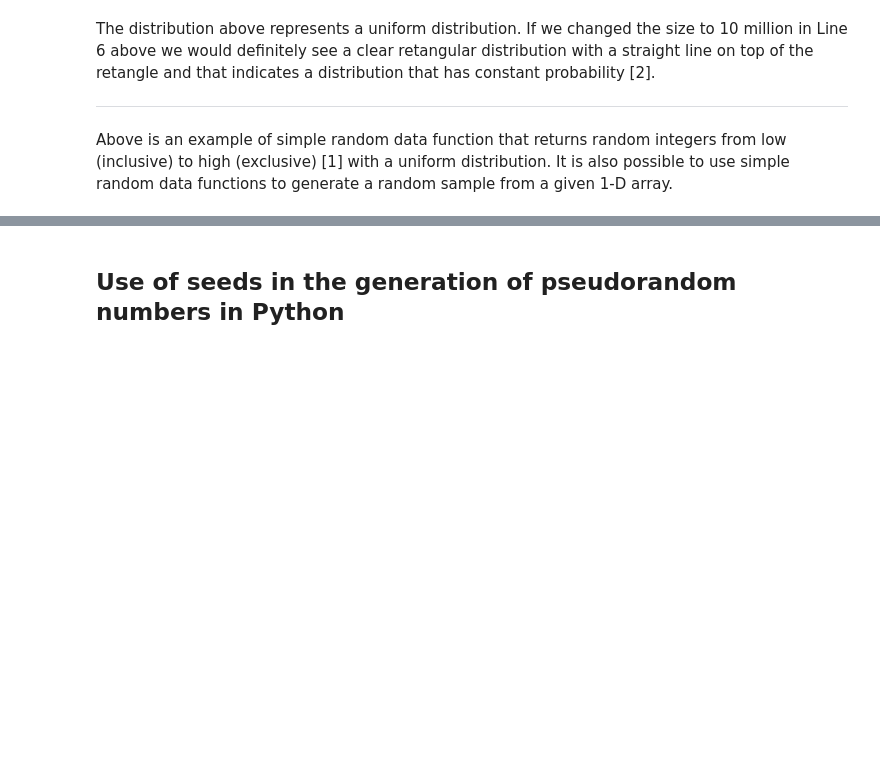
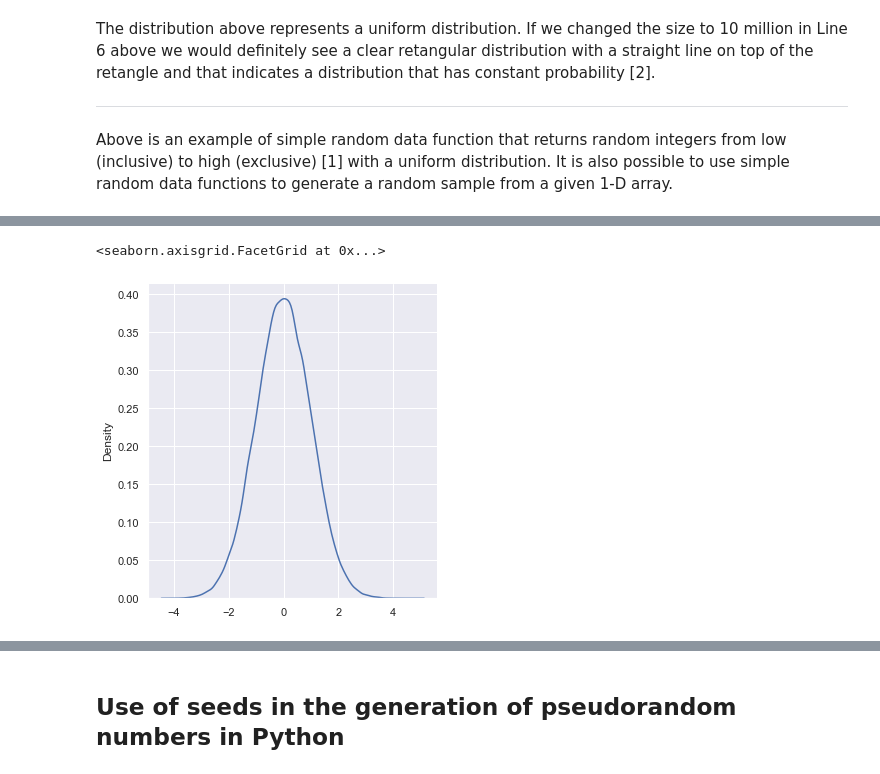
Before and after one commit to Aine-Kearns/Programming_for_data_analysis_assignment, a Jupyter notebook: Assignment_Programming_for_Data_Analytics.ipynb, the cells around one changed output, grey strips where cells are left out. Cells and saved outputs as stored; diff of their text form; code cells hidden in the pictures; blank space fills up the shorter version.

```diff
--- a/Assignment_Programming_for_Data_Analytics.ipynb
+++ b/Assignment_Programming_for_Data_Analytics.ipynb
@@ -110,0 +147,6 @@ Below is an overview of five distribution functions: standard normal, binomial,
+# %%
+sns.set_theme()
+sns.displot(sn, kind="kde")
+# %% [output]
+<seaborn.axisgrid.FacetGrid at 0x...>
+[figure, added]
```
Also changed, not shown: parts of 43 cells of this notebook.
